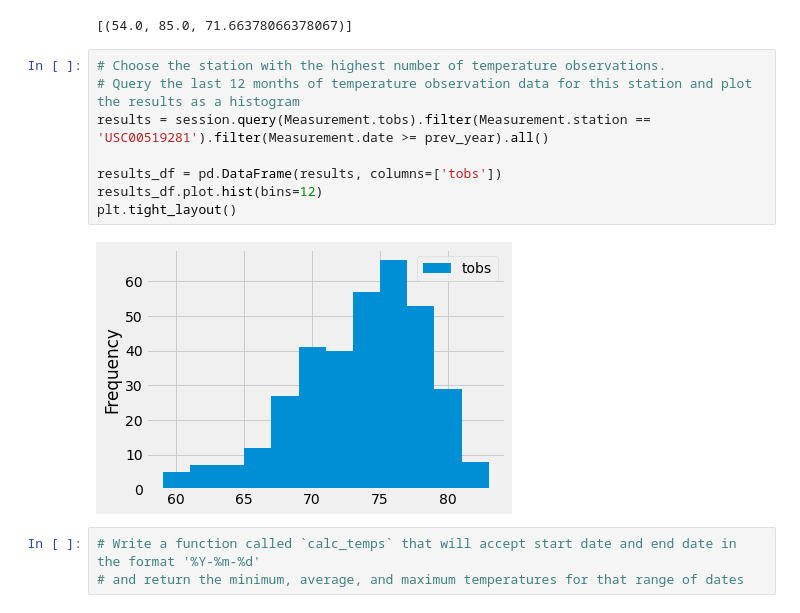
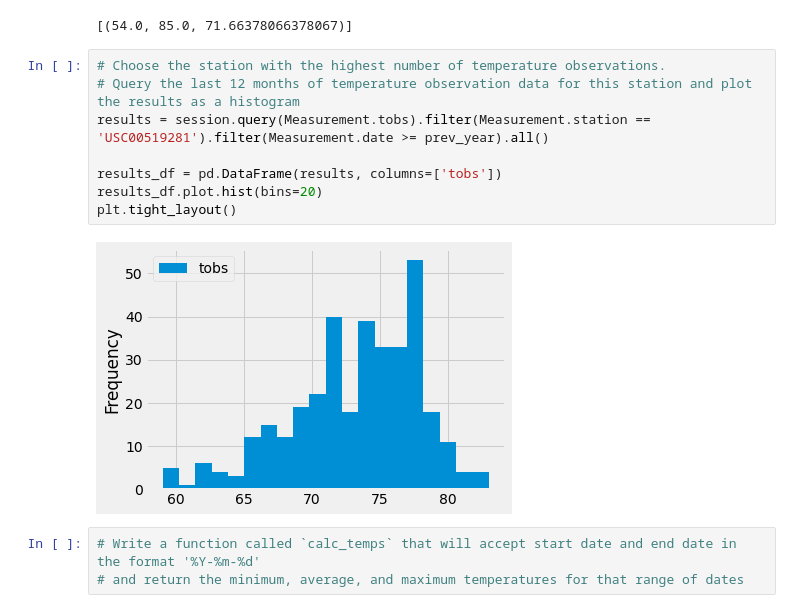
Before and after one commit to etdirksen/Climate-Business-Analysis, a Jupyter notebook: climate_analysis.ipynb, the cells around one changed output. Drawn from its saved outputs; the diff is of its cells as text.

```diff
--- a/climate_analysis.ipynb
+++ b/climate_analysis.ipynb
@@ -159,13 +159,13 @@ filter(Measurement.station == 'USC00519281').all()
 # %%
 # Choose the station with the highest number of temperature observations.
 # Query the last 12 months of temperature observation data for this station and plot the results as a histogram
 results = session.query(Measurement.tobs).filter(Measurement.station == 'USC00519281').filter(Measurement.date >= prev_year).all()
 
 results_df = pd.DataFrame(results, columns=['tobs'])
-results_df.plot.hist(bins=12)
+results_df.plot.hist(bins=20)
 plt.tight_layout()
 # %% [output]
-[figure, old version]
+[figure, new version]
 # %%
 # Write a function called `calc_temps` that will accept start date and end date in the format '%Y-%m-%d'
 # and return the minimum, average, and maximum temperatures for that range of dates
```
Also changed, not shown: 1 other file.
